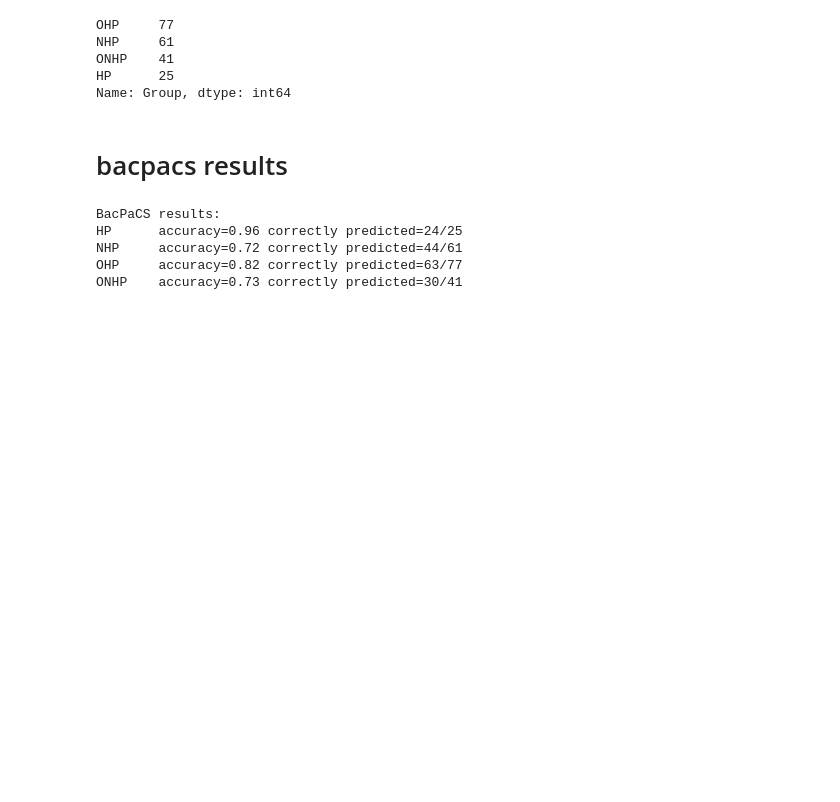
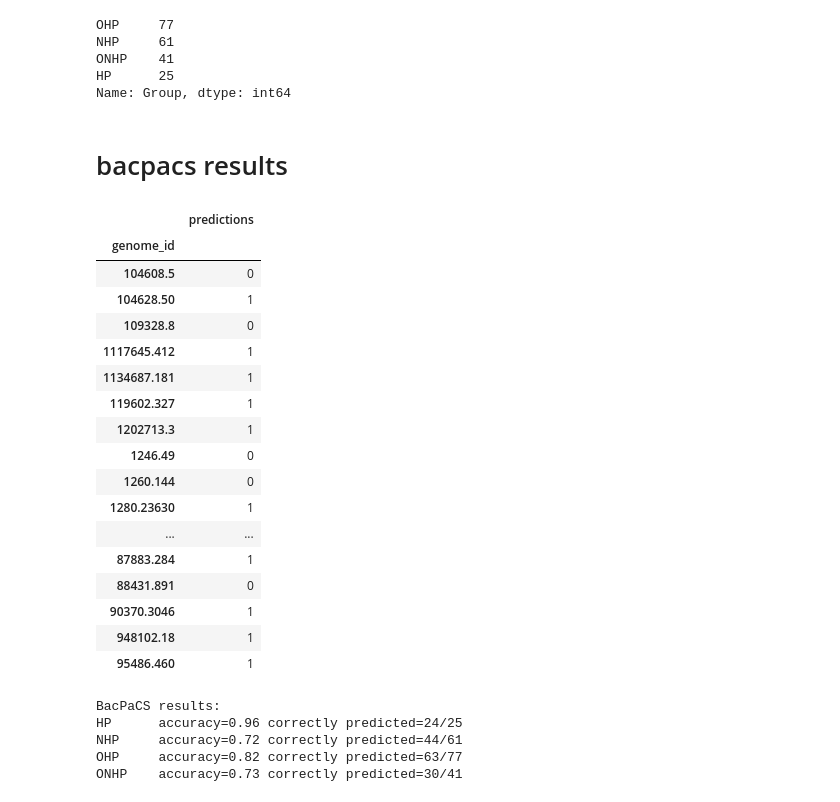
Before and after one commit to shakedna1/wspc_rep, a Jupyter notebook: comp_analysis/comparative_analysis.ipynb, the cells around one changed output. Saved outputs shown, nothing was run; the diff lists cells and outputs as text; code cells hidden in the pictures; blank space fills up the shorter version.

```diff
--- a/comp_analysis/comparative_analysis.ipynb
+++ b/comp_analysis/comparative_analysis.ipynb
@@ -79,6 +101,27 @@ def calculate_results_per_group(test_genomes, preds):
 bacpacs_pred_arr = pd.read_csv('bacpacs_prediction_on_newTest14.2.21.csv')
 bacpacs_pred_arr['genome_id'] = bacpacs_pred_arr['genome_id'].str.strip('.PATRIC')
 bacpacs_pred_arr = bacpacs_pred_arr.set_index('genome_id')
+# %%
+bacpacs_pred_arr
+# %% [output]
+|  | predictions |
+| genome_id |  |
+| 104608.5 | 0 |
+| 104628.50 | 1 |
+| 109328.8 | 0 |
+| 1117645.412 | 1 |
+| 1134687.181 | 1 |
+| 119602.327 | 1 |
+| 1202713.3 | 1 |
+| 1246.49 | 0 |
+| 1260.144 | 0 |
+| 1280.23630 | 1 |
+| ... | ... |
+| 87883.284 | 1 |
+| 88431.891 | 0 |
+| 90370.3046 | 1 |
+| 948102.18 | 1 |
+| 95486.460 | 1 |
 # %%
 print('BacPaCS results:')
 
```
Also changed, not shown: parts of 24 cells of this notebook, 2 other files.
